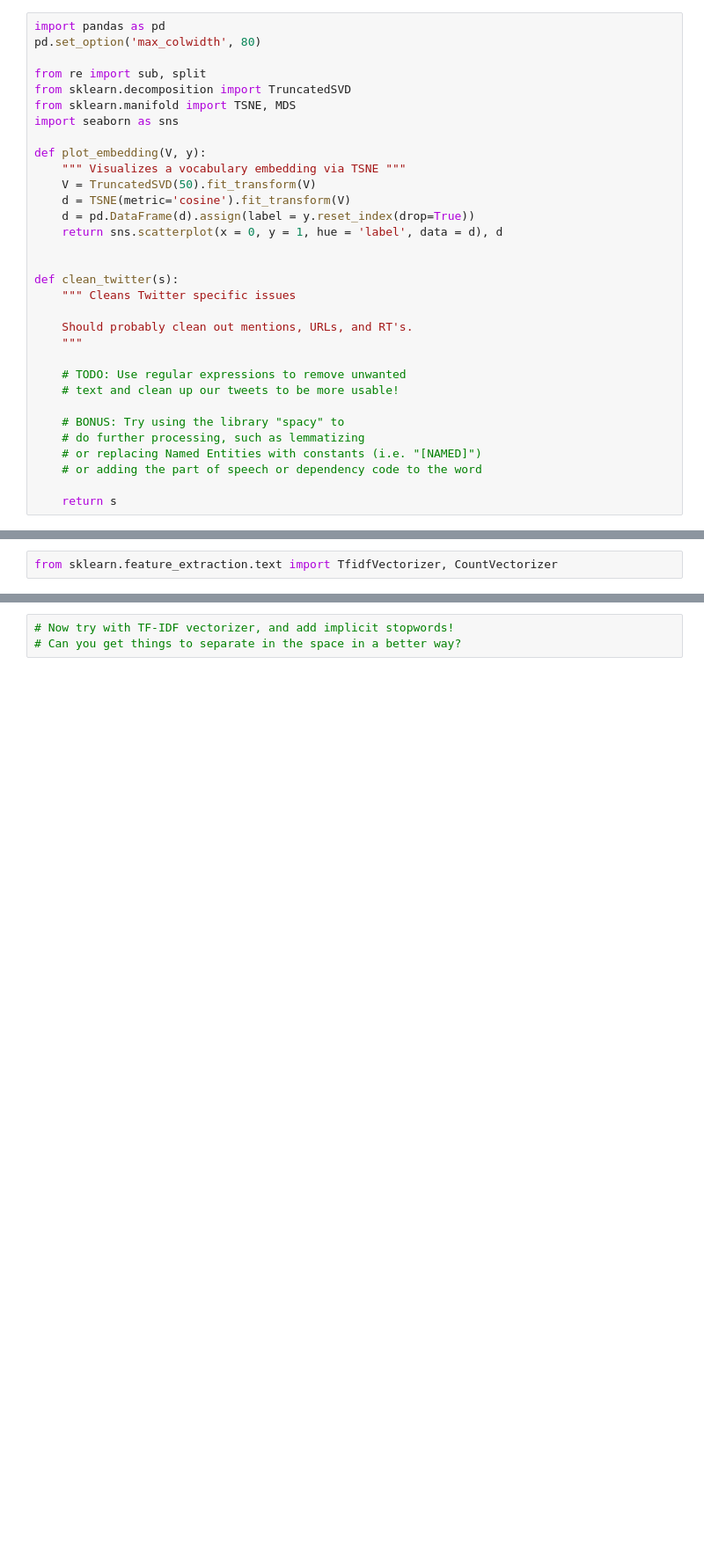
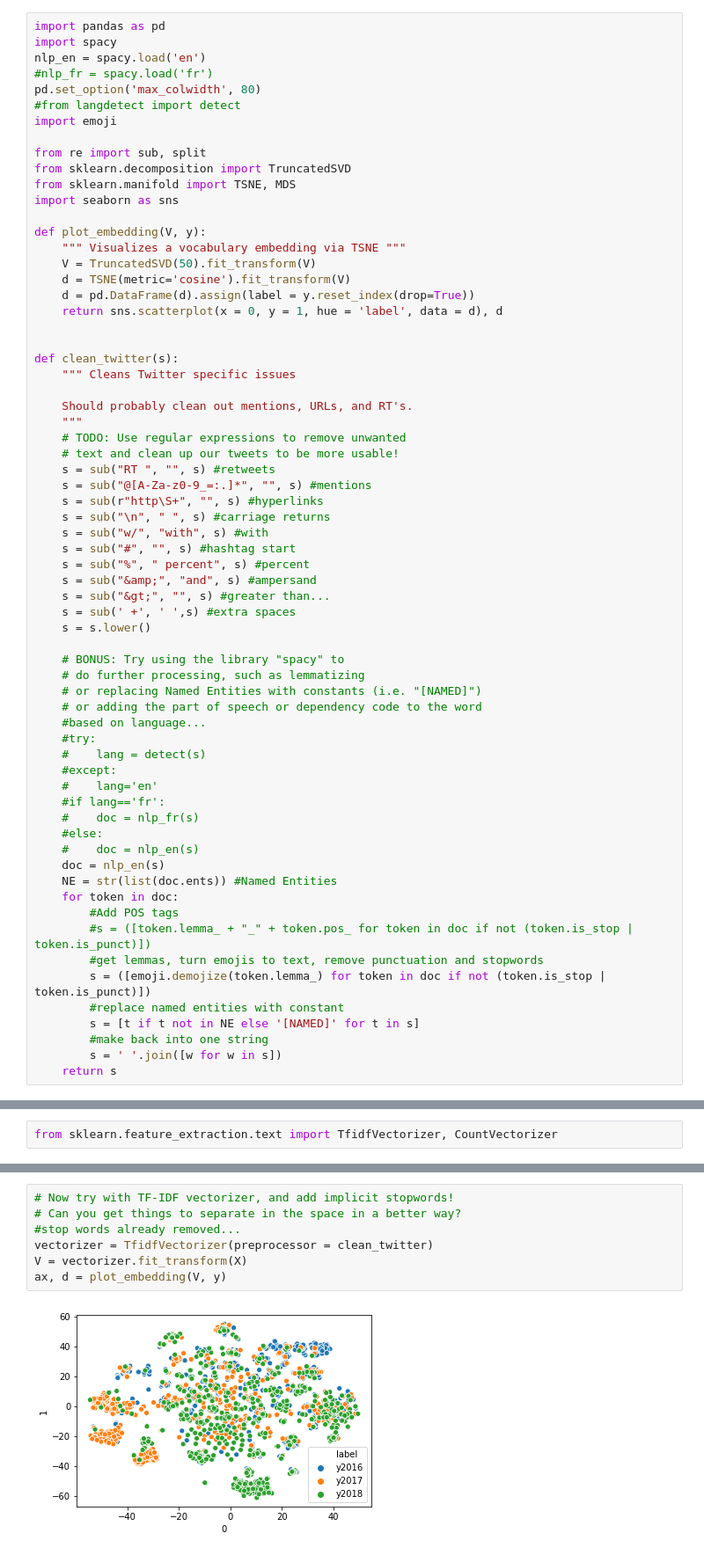
Before and after one commit to nandanrao/text-mining, a Jupyter notebook: exercise-1.ipynb, the cells around one changed output, grey strips where cells are left out. Shown at 88% size. Drawn from its saved outputs; the diff is of its cells as text; blank space fills up the shorter version.

Commit message:
Add files via upload
clean tweets function filled in

```diff
--- a/exercise-1.ipynb
+++ b/exercise-1.ipynb
@@ -1,6 +3,11 @@
 # %%
 import pandas as pd
+import spacy
+nlp_en = spacy.load('en')
+#nlp_fr = spacy.load('fr')
 pd.set_option('max_colwidth', 80)
+#from langdetect import detect
+import emoji
 
 from re import sub, split
 from sklearn.decomposition import TruncatedSVD
@@ -20,15 +27,44 @@ def clean_twitter(s):
 
     Should probably clean out mentions, URLs, and RT's.
     """
-
     # TODO: Use regular expressions to remove unwanted
     # text and clean up our tweets to be more usable!
+    s = sub("RT ", "", s) #retweets
+    s = sub("@[A-Za-z0-9_=:.]*", "", s) #mentions
+    s = sub(r"http\S+", "", s) #hyperlinks
+    s = sub("\n", " ", s) #carriage returns
+    s = sub("w/", "with", s) #with
+    s = sub("#", "", s) #hashtag start
+    s = sub("%", " percent", s) #percent
+    s = sub("&amp;", "and", s) #ampersand
+    s = sub("&gt;", "", s) #greater than...
+    s = sub(' +', ' ',s) #extra spaces
+    s = s.lower()
 
     # BONUS: Try using the library "spacy" to
     # do further processing, such as lemmatizing
     # or replacing Named Entities with constants (i.e. "[NAMED]")
     # or adding the part of speech or dependency code to the word
-
+    #based on language...
+    #try:
+    #    lang = detect(s)
+    #except:
+    #    lang='en'
+    #if lang=='fr':
+    #    doc = nlp_fr(s)
+    #else:
+    #    doc = nlp_en(s)
+    doc = nlp_en(s)
+    NE = str(list(doc.ents)) #Named Entities
+    for token in doc:
+        #Add POS tags
+        #s = ([token.lemma_ + "_" + token.pos_ for token in doc if not (token.is_stop | token.is_punct)])
+        #get lemmas, turn emojis to text, remove punctuation and stopwords
+        s = ([emoji.demojize(token.lemma_) for token in doc if not (token.is_stop | token.is_punct)])
+        #replace named entities with constant
+        s = [t if t not in NE else '[NAMED]' for t in s]
+        #make back into one string
+        s = ' '.join([w for w in s])
     return s
 # %%
 X = pd.read_csv('data/tweets.csv').tweet
@@ -53,3 +116,9 @@ ax, d = plot_embedding(V, y)
 # %%
 # Now try with TF-IDF vectorizer, and add implicit stopwords!
 # Can you get things to separate in the space in a better way?
+#stop words already removed...
+vectorizer = TfidfVectorizer(preprocessor = clean_twitter)
+V = vectorizer.fit_transform(X)
+ax, d = plot_embedding(V, y)
+# %% [output]
+[figure, added]
```
Also changed, not shown: parts of 5 cells of this notebook.
